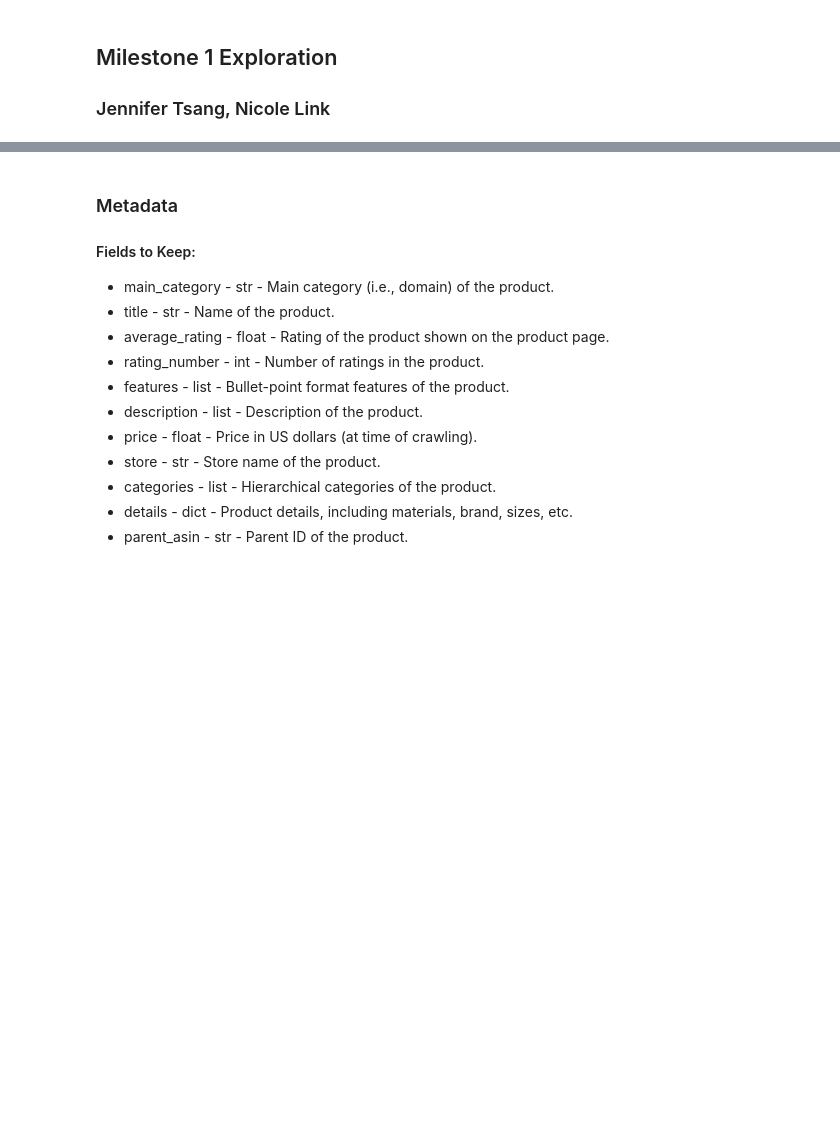
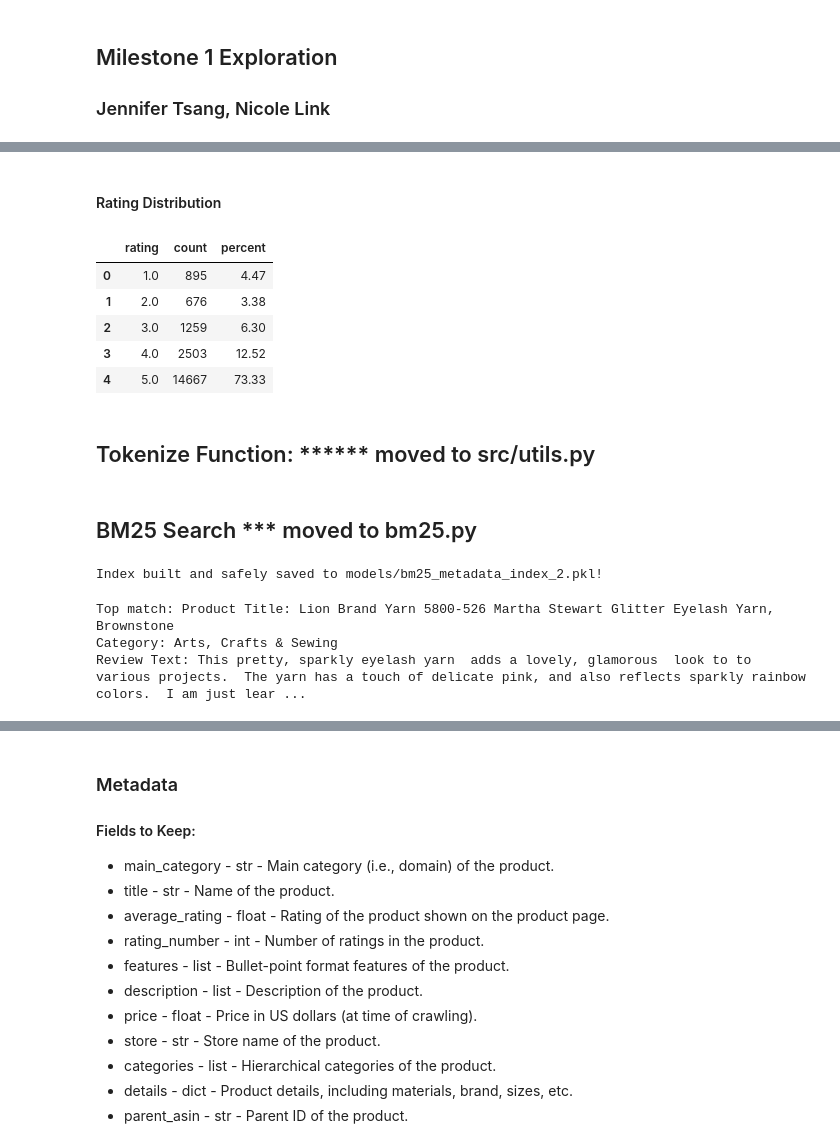
Before and after one commit to UBC-MDS/DSCI_575_project_jt8919_nicolelink33, a Jupyter notebook: notebooks/milestone1_exploration.ipynb, the cells around one changed output, grey strips where cells are left out. Saved outputs shown, nothing was run; the diff lists cells and outputs as text; code cells hidden in the pictures; blank space fills up the shorter version.

```diff
--- a/notebooks/milestone1_exploration.ipynb
+++ b/notebooks/milestone1_exploration.ipynb
@@ -118,0 +272,22 @@ None
+# %% [markdown]
+#### Rating Distribution
+# %%
+# EDA example duckdb Rating distribution
+c2.execute("""
+    SELECT
+        rating,
+        COUNT(*) AS count,
+        ROUND(100.0 * COUNT(*) / SUM(COUNT(*)) OVER (), 2) AS percent
+    FROM read_parquet('data/merged.parquet')
+    GROUP BY 1
+    ORDER BY 1
+""").df()
+# %% [output]
+|  | rating | count | percent |
+| 0 | 1.0 | 895 | 4.47 |
+| 1 | 2.0 | 676 | 3.38 |
+| 2 | 3.0 | 1259 | 6.30 |
+| 3 | 4.0 | 2503 | 12.52 |
+| 4 | 5.0 | 14667 | 73.33 |
+# %% [markdown]
+## Tokenize Function: ****** moved to src/utils.py
@@ -118,0 +303,28 @@ None
+# %% [markdown]
+## BM25 Search    *** moved to bm25.py
+# %%
+# 3. The Memory-Safe BM25 Builder
+
+# It will pull documents one by one, tokenize them, and build the math model
+retriever = BM25Retriever.from_documents(
+    documents,
+    preprocess_func=simple_tokenize
+)
+
+retriever.k = 3
+
+# Save the massive mathematical index to your hard drive
+with open(bm25_path, 'wb') as f:
+    pickle.dump(retriever, f)
+
+print(f"Index built and safely saved to {bm25_path}!")
+# %% [output]
+Index built and safely saved to models/bm25_metadata_index_2.pkl!
+# %%
+# Test it to make sure it works!
+results = retriever.invoke("pink yarn")
+print(f"\nTop match: {results[0].page_content}")
+# %% [output]
+Top match: Product Title: Lion Brand Yarn 5800-526 Martha Stewart Glitter Eyelash Yarn, Brownstone
+Category: Arts, Crafts & Sewing
+Review Text: This pretty, sparkly eyelash yarn  adds a lovely, glamorous  look to to various projects.  The yarn has a touch of delicate pink, and also reflects sparkly rainbow colors.  I am just lear ...
```
Also changed, not shown: parts of 66 cells of this notebook.
